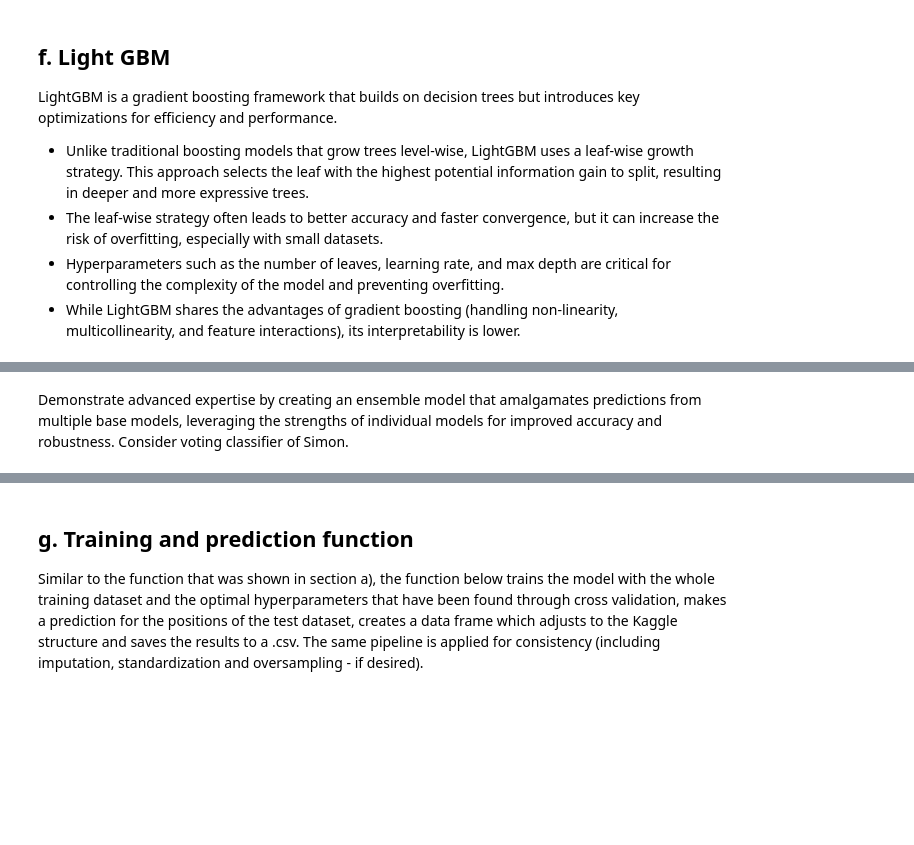
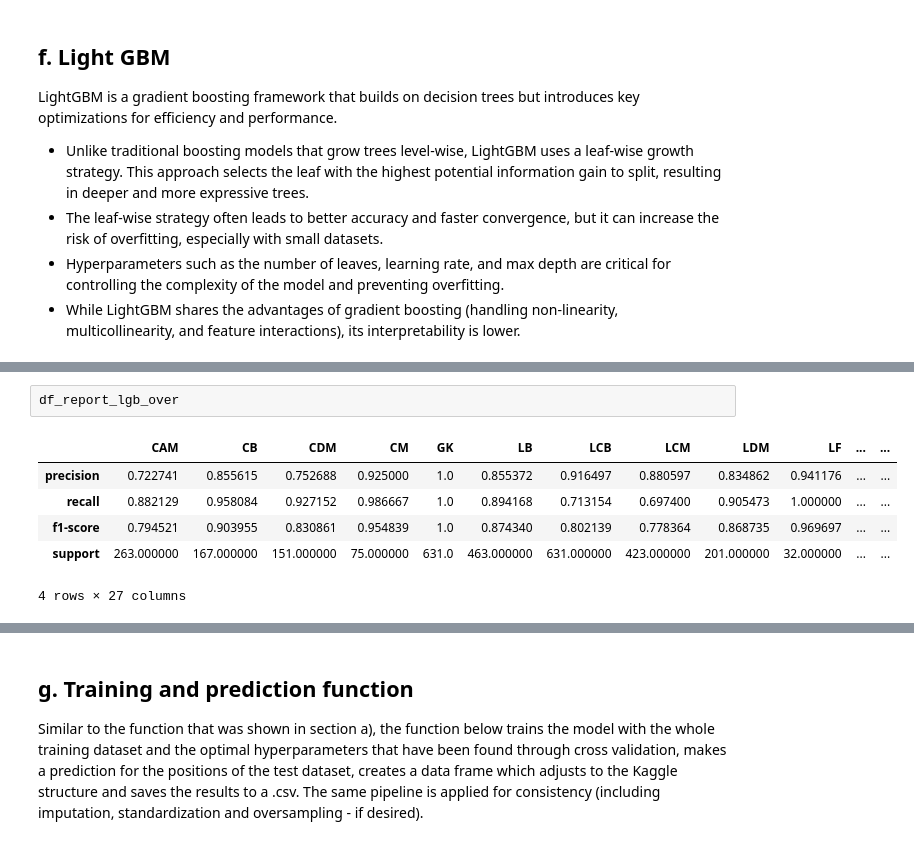
Before and after one commit to simonvellin/football_position_prediction, a Jupyter notebook: FINAL.ipynb, the cells around one changed output, grey strips where cells are left out. Drawn from its saved outputs; the diff is of its cells as text; blank space fills up the shorter version.

```diff
--- a/FINAL.ipynb
+++ b/FINAL.ipynb
@@ -1623,2 +1625,9 @@ df_report_lgb_over, best_params_lgb_over, best_scores_lgb_over = baseline_models
-# %% [markdown]
-Demonstrate advanced expertise by creating an ensemble model that amalgamates predictions from multiple base models, leveraging the strengths of individual models for improved accuracy and robustness. Consider voting classifier of Simon.
+# %%
+df_report_lgb_over
+# %% [output]
+|  | CAM | CB | CDM | CM | GK | LB | LCB | LCM | LDM | LF | ... | ... |
+| precision | 0.722741 | 0.855615 | 0.752688 | 0.925000 | 1.0 | 0.855372 | 0.916497 | 0.880597 | 0.834862 | 0.941176 | ... | ... |
+| recall | 0.882129 | 0.958084 | 0.927152 | 0.986667 | 1.0 | 0.894168 | 0.713154 | 0.697400 | 0.905473 | 1.000000 | ... | ... |
+| f1-score | 0.794521 | 0.903955 | 0.830861 | 0.954839 | 1.0 | 0.874340 | 0.802139 | 0.778364 | 0.868735 | 0.969697 | ... | ... |
+| support | 263.000000 | 167.000000 | 151.000000 | 75.000000 | 631.0 | 463.000000 | 631.000000 | 423.000000 | 201.000000 | 32.000000 | ... | ... |
+4 rows × 27 columns
```
Also changed, not shown: parts of 6 cells of this notebook.
